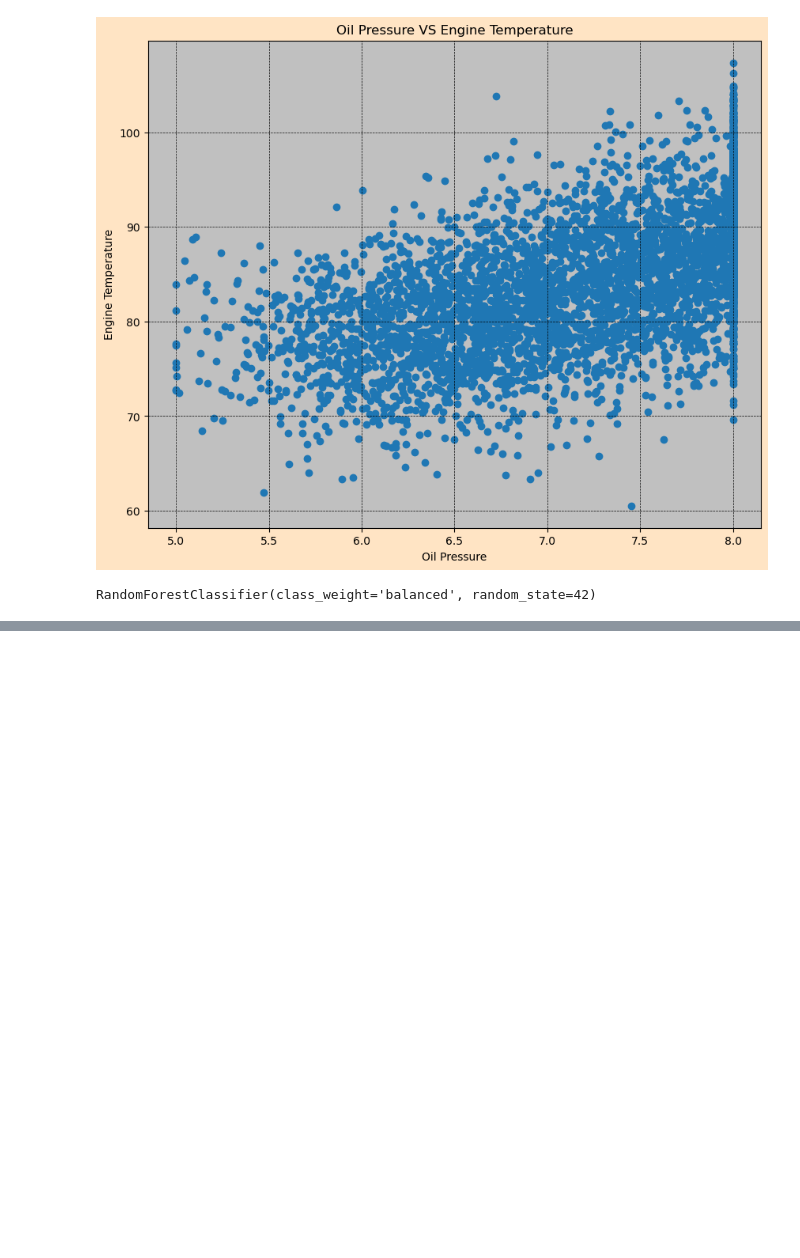
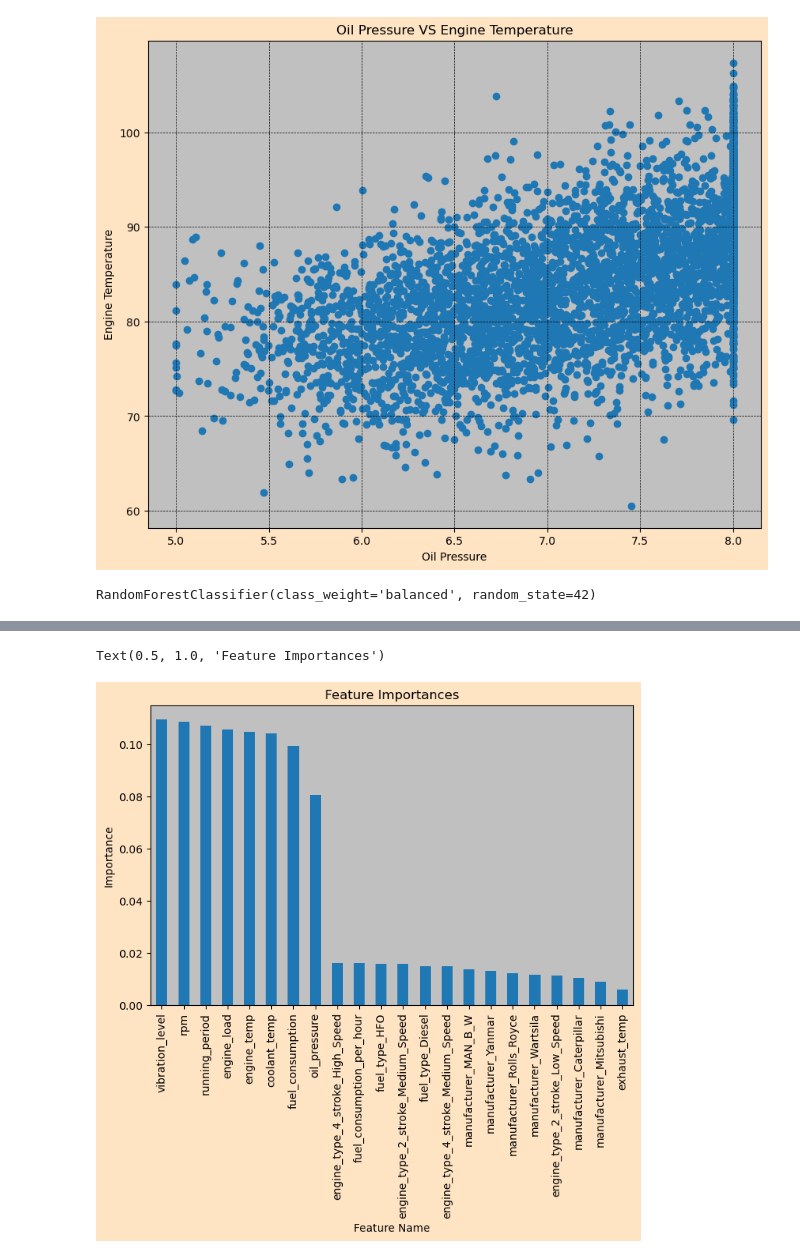
Before and after one commit to tatecottom123/Capstone-Project-DDI11, a Jupyter notebook: EOC Project/Preventative Maintenance for Marine Engines/maint_status_model.ipynb, the cells around one changed output, grey strips where cells are left out. Saved outputs shown, nothing was run; the diff lists cells and outputs as text; code cells hidden in the pictures; blank space fills up the shorter version.

```diff
--- a/EOC Project/Preventative Maintenance for Marine Engines/maint_status_model.ipynb
+++ b/EOC Project/Preventative Maintenance for Marine Engines/maint_status_model.ipynb
@@ -614,0 +615,15 @@ print(feature_importance_forest)
+# %%
+feature_importances = pd.Series(importances_forest, index=X.columns)
+
+fig, ax = plt.subplots(figsize = (8, 5))
+
+feature_importances.sort_values(ascending=False).plot(kind='bar')
+
+fig.set_facecolor("bisque")
+ax.set_facecolor("silver")
+plt.xlabel("Feature Name")
+plt.ylabel("Importance")
+plt.title("Feature Importances")
+# %% [output]
+Text(0.5, 1.0, 'Feature Importances')
+[figure, added]
```
Also changed, not shown: parts of 4 cells of this notebook, 3 other files.
